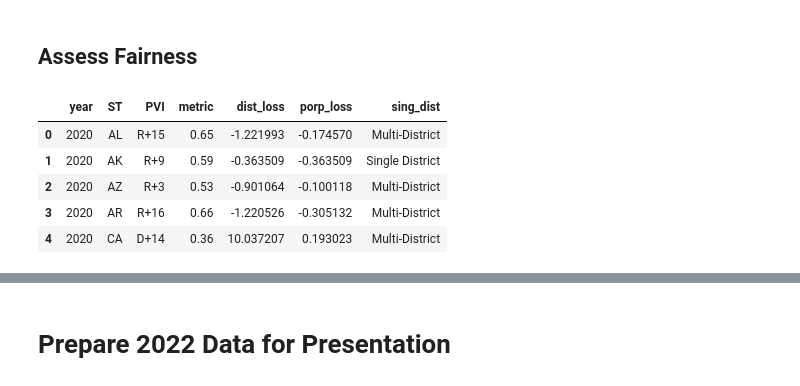
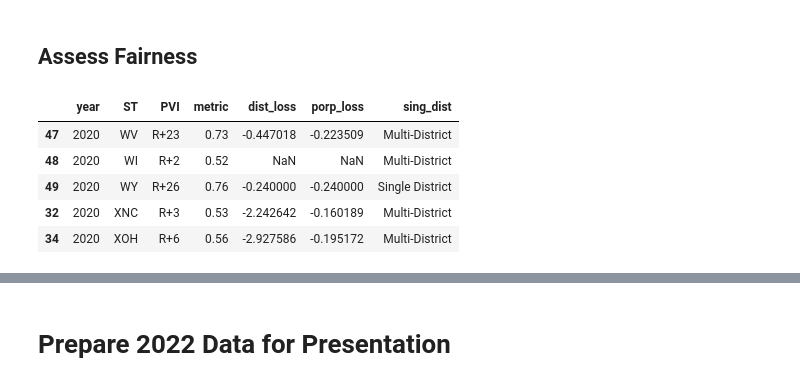
Before and after one commit to xadomatis/redistricting_project, a Jupyter notebook: processing/prez_organizing.ipynb, the cells around one changed output, grey strips where cells are left out. Saved outputs shown, nothing was run; the diff lists cells and outputs as text; code cells hidden in the pictures.

Commit message:
Include overturned maps

```diff
--- a/processing/prez_organizing.ipynb
+++ b/processing/prez_organizing.ipynb
@@ -245,34 +245,38 @@ data_112 = data_112.replace({"prob_GOP": mpd})
 # %%
 #load in pre-cleaned state dataset
 state_118 = pd.read_csv("/Users/xavier/Desktop/DSPP/solo_projects/redistricting_project/clean_data/state_pvi/state_118.csv")
+#add in states with overturned maps
+st_del = state_118.iloc[[32,34]]
+st_del.ST = "X" + st_del.ST
+state_118 = pd.concat([state_118, st_del])
 state_118["dist_loss"] = 0
 state_118["porp_loss"] = 0
 sds_118 = ["VT", "DE", "WY", "ND", "SD", "AK"]
 state_118['sing_dist'] = np.where(state_118["ST"].isin(sds_118), 'Single District', 'Multi-District')
 def fairness_118(ST):
     st = data_118[data_118["ST"] == ST]
     st_avg = st.prob_GOP.mean()
     num_dist = len(st)
     act_num = st_avg * num_dist
     st_lean = state_118["metric"][state_118["ST"] == str(ST)]
     best_num = st_lean * num_dist
     diff_dist = (best_num-act_num)
     diff_pop = (diff_dist / num_dist)
     #print(diff_dist, diff_pop)
     state_118.dist_loss[state_118["ST"] == ST] = diff_dist
     state_118.porp_loss[state_118["ST"] == ST] = diff_pop
 #Loop function over the whole list of states
 [fairness_118(ST) for ST in state_118.ST]
 #Checkpoint
 state_118.to_csv("/Users/xavier/Desktop/DSPP/solo_projects/redistricting_project/processed/118_fairness_assessment.csv", index = False)
-state_118.head()
+state_118.tail()
 # %% [output]
 |  | year | ST | PVI | metric | dist_loss | porp_loss | sing_dist |
-| 0 | 2020 | AL | R+15 | 0.65 | -1.221993 | -0.174570 | Multi-District |
-| 1 | 2020 | AK | R+9 | 0.59 | -0.363509 | -0.363509 | Single District |
-| 2 | 2020 | AZ | R+3 | 0.53 | -0.901064 | -0.100118 | Multi-District |
-| 3 | 2020 | AR | R+16 | 0.66 | -1.220526 | -0.305132 | Multi-District |
-| 4 | 2020 | CA | D+14 | 0.36 | 10.037207 | 0.193023 | Multi-District |
+| 47 | 2020 | WV | R+23 | 0.73 | -0.447018 | -0.223509 | Multi-District |
+| 48 | 2020 | WI | R+2 | 0.52 | NaN | NaN | Multi-District |
+| 49 | 2020 | WY | R+26 | 0.76 | -0.240000 | -0.240000 | Single District |
+| 32 | 2020 | XNC | R+3 | 0.53 | -2.242642 | -0.160189 | Multi-District |
+| 34 | 2020 | XOH | R+6 | 0.56 | -2.927586 | -0.195172 | Multi-District |
 # %%
 #load in pre-cleaned state dataset
 state_117 = pd.read_csv("/Users/xavier/Desktop/DSPP/solo_projects/redistricting_project/clean_data/state_pvi/state_117.csv")
```
Also changed, not shown: parts of 10 cells of this notebook, 9 other files.
